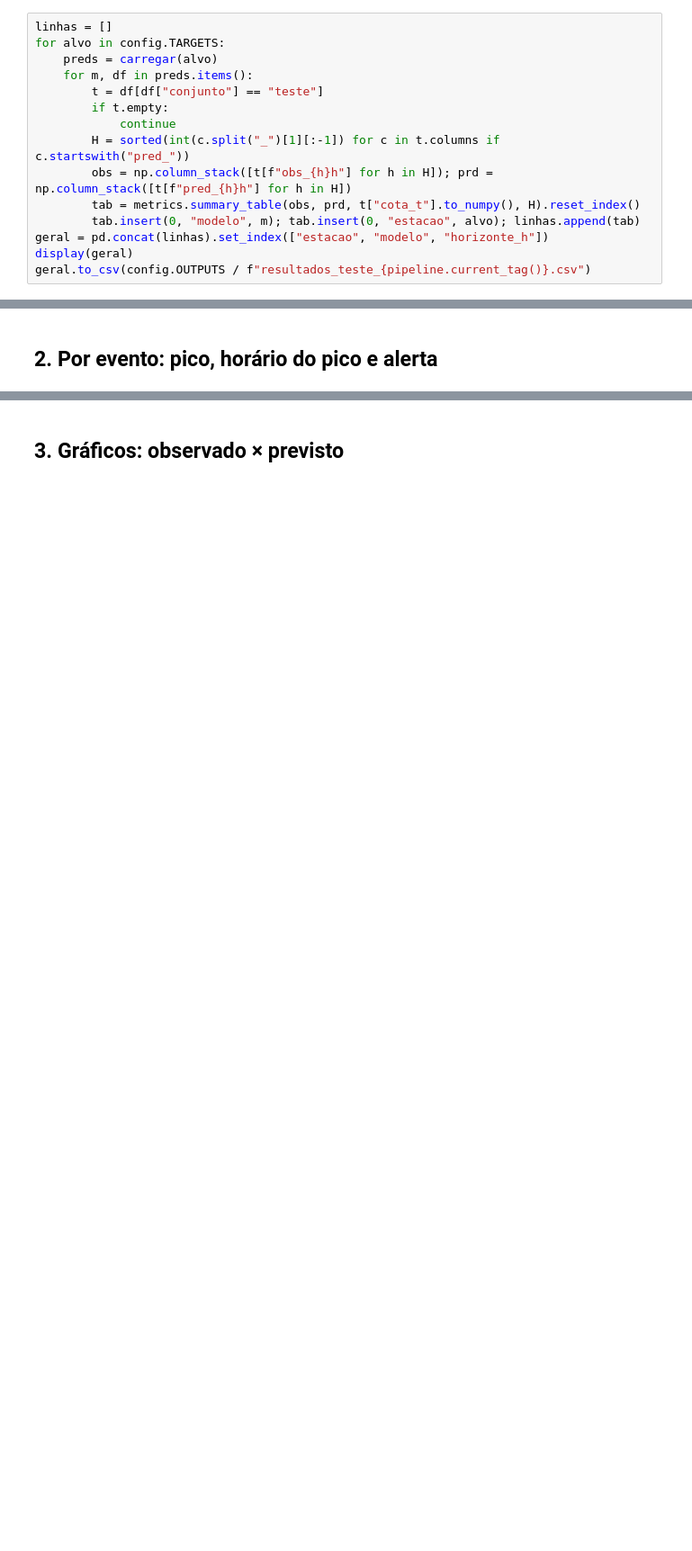
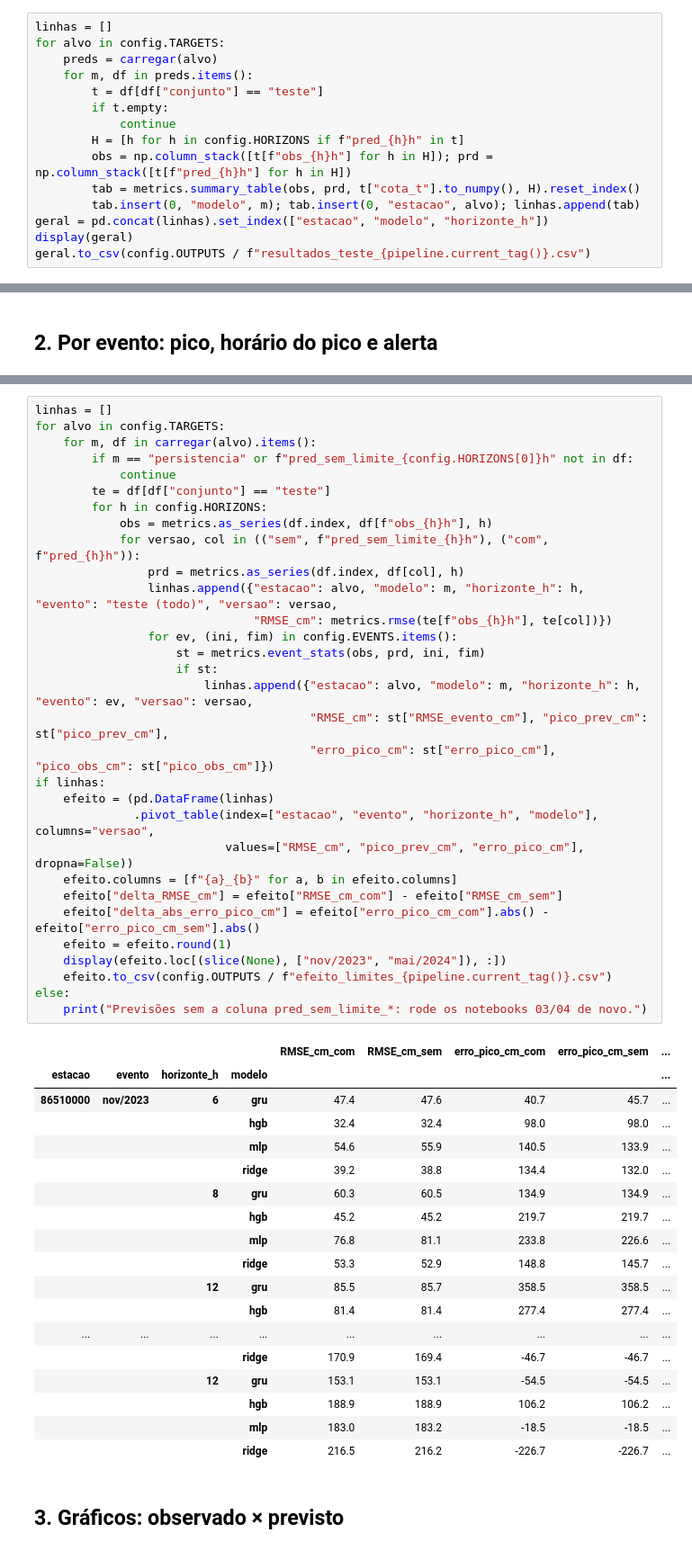
Before and after one commit to isabeckmann/ftl-capstone, a Jupyter notebook: notebooks/05_avaliacao_eventos.ipynb, the cells around one changed output, grey strips where cells are left out. Shown at 90% size. Cells and saved outputs as stored; diff of their text form; blank space fills up the shorter version.

```diff
--- a/notebooks/05_avaliacao_eventos.ipynb
+++ b/notebooks/05_avaliacao_eventos.ipynb
@@ -40,7 +45,7 @@ for alvo in config.TARGETS:
         t = df[df["conjunto"] == "teste"]
         if t.empty:
             continue
-        H = sorted(int(c.split("_")[1][:-1]) for c in t.columns if c.startswith("pred_"))
+        H = [h for h in config.HORIZONS if f"pred_{h}h" in t]
         obs = np.column_stack([t[f"obs_{h}h"] for h in H]); prd = np.column_stack([t[f"pred_{h}h"] for h in H])
         tab = metrics.summary_table(obs, prd, t["cota_t"].to_numpy(), H).reset_index()
         tab.insert(0, "modelo", m); tab.insert(0, "estacao", alvo); linhas.append(tab)
@@ -73,3 +119,53 @@ if all(v is None for v in config.ALERT_LEVEL_CM.values()):
+# %%
+linhas = []
+for alvo in config.TARGETS:
+    for m, df in carregar(alvo).items():
+        if m == "persistencia" or f"pred_sem_limite_{config.HORIZONS[0]}h" not in df:
+            continue
+        te = df[df["conjunto"] == "teste"]
+        for h in config.HORIZONS:
+            obs = metrics.as_series(df.index, df[f"obs_{h}h"], h)
+            for versao, col in (("sem", f"pred_sem_limite_{h}h"), ("com", f"pred_{h}h")):
+                prd = metrics.as_series(df.index, df[col], h)
+                linhas.append({"estacao": alvo, "modelo": m, "horizonte_h": h, "evento": "teste (todo)", "versao": versao,
+                               "RMSE_cm": metrics.rmse(te[f"obs_{h}h"], te[col])})
+                for ev, (ini, fim) in config.EVENTS.items():
+                    st = metrics.event_stats(obs, prd, ini, fim)
+                    if st:
+                        linhas.append({"estacao": alvo, "modelo": m, "horizonte_h": h, "evento": ev, "versao": versao,
+                                       "RMSE_cm": st["RMSE_evento_cm"], "pico_prev_cm": st["pico_prev_cm"],
+                                       "erro_pico_cm": st["erro_pico_cm"], "pico_obs_cm": st["pico_obs_cm"]})
+if linhas:
+    efeito = (pd.DataFrame(linhas)
+              .pivot_table(index=["estacao", "evento", "horizonte_h", "modelo"], columns="versao",
+                           values=["RMSE_cm", "pico_prev_cm", "erro_pico_cm"], dropna=False))
+    efeito.columns = [f"{a}_{b}" for a, b in efeito.columns]
+    efeito["delta_RMSE_cm"] = efeito["RMSE_cm_com"] - efeito["RMSE_cm_sem"]
+    efeito["delta_abs_erro_pico_cm"] = efeito["erro_pico_cm_com"].abs() - efeito["erro_pico_cm_sem"].abs()
+    efeito = efeito.round(1)
+    display(efeito.loc[(slice(None), ["nov/2023", "mai/2024"]), :])
+    efeito.to_csv(config.OUTPUTS / f"efeito_limites_{pipeline.current_tag()}.csv")
+else:
+    print("Previsões sem a coluna pred_sem_limite_*: rode os notebooks 03/04 de novo.")
+# %% [output]
+|  |  |  |  | RMSE_cm_com | RMSE_cm_sem | erro_pico_cm_com | erro_pico_cm_sem | ... |
+| estacao | evento | horizonte_h | modelo |  |  |  |  | ... |
+| 86510000 | nov/2023 | 6 | gru | 47.4 | 47.6 | 40.7 | 45.7 | ... |
+|  |  |  | hgb | 32.4 | 32.4 | 98.0 | 98.0 | ... |
+|  |  |  | mlp | 54.6 | 55.9 | 140.5 | 133.9 | ... |
+|  |  |  | ridge | 39.2 | 38.8 | 134.4 | 132.0 | ... |
+|  |  | 8 | gru | 60.3 | 60.5 | 134.9 | 134.9 | ... |
+|  |  |  | hgb | 45.2 | 45.2 | 219.7 | 219.7 | ... |
+|  |  |  | mlp | 76.8 | 81.1 | 233.8 | 226.6 | ... |
+|  |  |  | ridge | 53.3 | 52.9 | 148.8 | 145.7 | ... |
+|  |  | 12 | gru | 85.5 | 85.7 | 358.5 | 358.5 | ... |
+|  |  |  | hgb | 81.4 | 81.4 | 277.4 | 277.4 | ... |
+| ... | ... | ... | ... | ... | ... | ... | ... | ... |
+|  |  |  | ridge | 170.9 | 169.4 | -46.7 | -46.7 | ... |
+|  |  | 12 | gru | 153.1 | 153.1 | -54.5 | -54.5 | ... |
+|  |  |  | hgb | 188.9 | 188.9 | 106.2 | 106.2 | ... |
+|  |  |  | mlp | 183.0 | 183.2 | -18.5 | -18.5 | ... |
+|  |  |  | ridge | 216.5 | 216.2 | -226.7 | -226.7 | ... |
 # %% [markdown]
 ## 3. Gráficos: observado × previsto
 # %%
```
Also changed, not shown: parts of 7 cells of this notebook, 3 other files.
